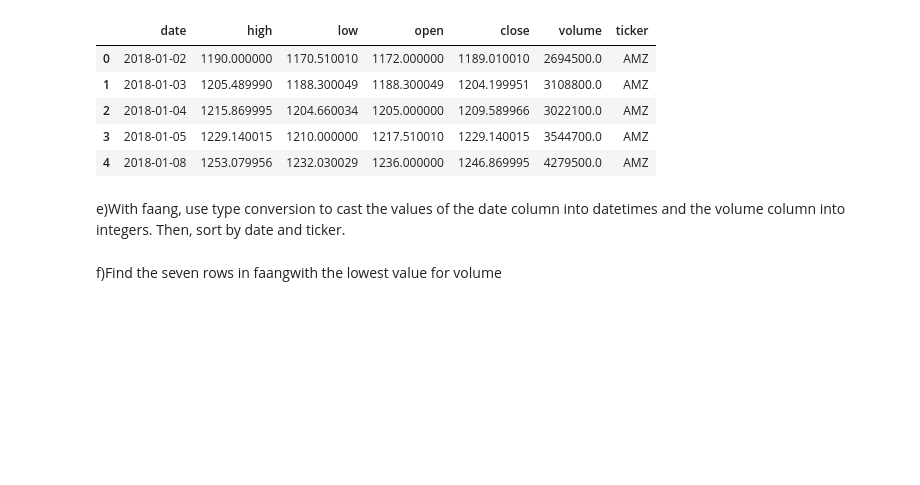
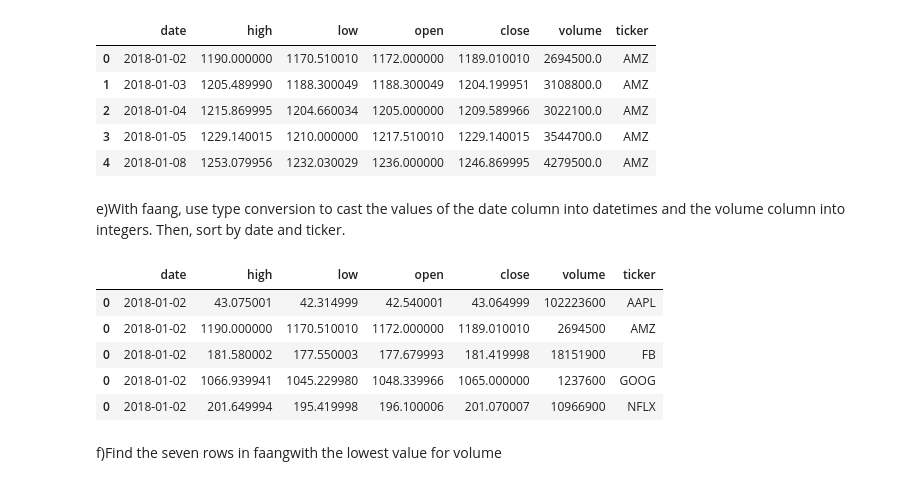
Before and after one commit to CielCiel1/Data-preparation, a Jupyter notebook: week 4 - data wrangling/l4.ipynb, the cells around one changed output. Drawn from its saved outputs; the diff is of its cells as text; code cells hidden in the pictures; blank space fills up the shorter version.

```diff
--- a/week 4 - data wrangling/l4.ipynb
+++ b/week 4 - data wrangling/l4.ipynb
@@ -65,6 +62,16 @@ data.head()
 e)With faang, use type conversion to cast the values of the date column into datetimes and the volume column into integers. Then, sort by date and ticker.
 # %%
 data = data.assign(date = lambda x: pd.to_datetime(x.date),volume = lambda x: x.volume.astype(int))
+# %%
+data = data.sort_values(by=['date','ticker'],ascending=[True,True])
+data.head()
+# %% [output]
+|  | date | high | low | open | close | volume | ticker |
+| 0 | 2018-01-02 | 43.075001 | 42.314999 | 42.540001 | 43.064999 | 102223600 | AAPL |
+| 0 | 2018-01-02 | 1190.000000 | 1170.510010 | 1172.000000 | 1189.010010 | 2694500 | AMZ |
+| 0 | 2018-01-02 | 181.580002 | 177.550003 | 177.679993 | 181.419998 | 18151900 | FB |
+| 0 | 2018-01-02 | 1066.939941 | 1045.229980 | 1048.339966 | 1065.000000 | 1237600 | GOOG |
+| 0 | 2018-01-02 | 201.649994 | 195.419998 | 196.100006 | 201.070007 | 10966900 | NFLX |
 # %% [markdown]
 f)Find the seven rows in faangwith the lowest value for volume
 # %%
```
Also changed, not shown: parts of 3 cells of this notebook.
